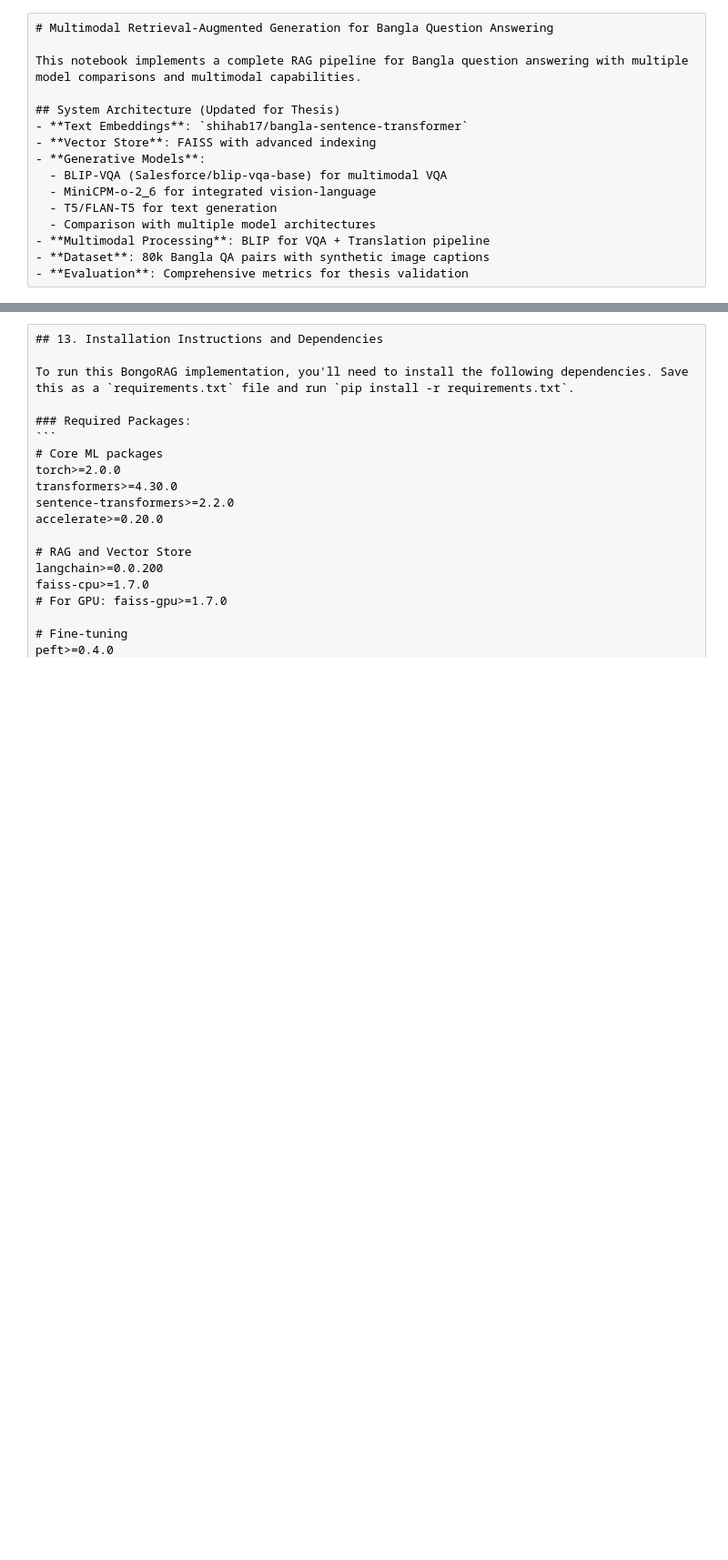
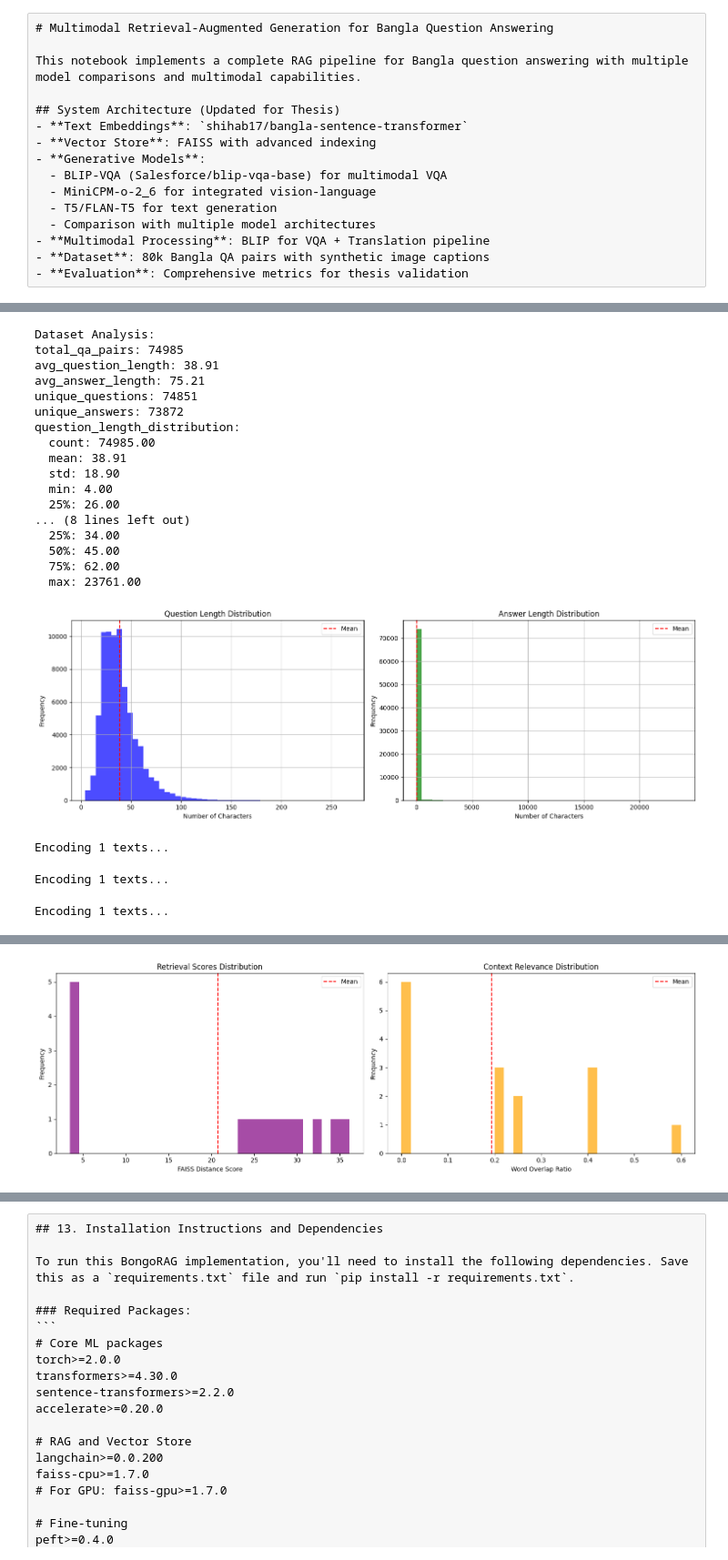
Before and after one commit to errhythm/BongoRAG_Implementation, a Jupyter notebook: bongorag.ipynb, the cells around one changed output, grey strips where cells are left out. Shown at 91% size. Saved outputs shown, nothing was run; the diff lists cells and outputs as text; code cells hidden in the pictures; blank space fills up the shorter version.

```diff
--- a/bongorag.ipynb
+++ b/bongorag.ipynb
@@ -456,9 +1425,9 @@ class BLIPVQAGenerator:
             self.config.BLIP_VQA_MODEL,
             cache_dir=self.config.MODEL_CACHE_DIR
         )
-        if torch.cuda.is_available():
-            self.model = self.model.cuda()
-        print("BLIP VQA model loaded successfully!")
+        # Move model to GPU (MPS for Apple Silicon or CUDA)
+        self.model = self.model.to(DEVICE)
+        print(f"BLIP VQA model loaded successfully on {DEVICE}!")
 
     def translate_to_english(self, bangla_text: str) -> str:
         """Translate Bangla to English"""
@@ -504,8 +1473,8 @@ class BLIPVQAGenerator:
         english_question = self.translate_to_english(question)
         inputs = self.processor(image, english_question, return_tensors="pt")
 
-        if torch.cuda.is_available():
-            inputs = {k: v.cuda() for k, v in inputs.items()}
+        # Move inputs to the same device as model
+        inputs = {k: v.to(DEVICE) for k, v in inputs.items()}
 
         with torch.no_grad():
             outputs = self.model.generate(**inputs, max_new_tokens=50)
@@ -535,9 +1504,9 @@ class T5QAGenerator:
             self.model_name,
             cache_dir=self.config.MODEL_CACHE_DIR
         )
-        if torch.cuda.is_available():
-            self.model = self.model.cuda()
-        print(f"T5 model loaded successfully!")
+        # Move model to GPU (MPS for Apple Silicon or CUDA)
+        self.model = self.model.to(DEVICE)
+        print(f"T5 model loaded successfully on {DEVICE}!")
 
     def create_prompt(self, question: str, context: List[str]) -> str:
         """Create T5 prompt"""
@@ -568,8 +1537,8 @@ class T5QAGenerator:
             padding=True
         )
 
-        if torch.cuda.is_available():
-            inputs = {k: v.cuda() for k, v in inputs.items()}
+        # Move inputs to the same device as model
+        inputs = {k: v.to(DEVICE) for k, v in inputs.items()}
 
         with torch.no_grad():
             outputs = self.model.generate(
@@ -1410,19 +2490,19 @@ class BongoRAGAnalyzer:
 
 ## Model Performance
 ### Text Generation Metrics
-- Exact Match: {metrics['avg_exact_match']:.4f} ± {metrics['std_exact_match']:.4f}
-- F1 Score: {metrics['avg_f1_score']:.4f} ± {metrics['std_f1_score']:.4f}
-- BLEU Score: {metrics['avg_bleu']:.4f} ± {metrics['std_bleu']:.4f}
+- Exact Match: {metrics.get('avg_exact_match', 0.0):.4f} ± {metrics.get('std_exact_match', 0.0):.4f}
+- F1 Score: {metrics.get('avg_f1_score', 0.0):.4f} ± {metrics.get('std_f1_score', 0.0):.4f}
+- BLEU Score: {metrics.get('avg_bleu', 0.0):.4f} ± {metrics.get('std_bleu', 0.0):.4f}
 
 ### ROUGE Scores
-- ROUGE-1: {metrics['avg_rouge1']:.4f} ± {metrics['std_rouge1']:.4f}
-- ROUGE-2: {metrics['avg_rouge2']:.4f} ± {metrics['std_rouge2']:.4f}
-- ROUGE-L: {metrics['avg_rougeL']:.4f} ± {metrics['std_rougeL']:.4f}
+- ROUGE-1: {metrics.get('avg_rouge1', 0.0):.4f} ± {metrics.get('std_rouge1', 0.0):.4f}
+- ROUGE-2: {metrics.get('avg_rouge2', 0.0):.4f} ± {metrics.get('std_rouge2', 0.0):.4f}
+- ROUGE-L: {metrics.get('avg_rougeL', 0.0):.4f} ± {metrics.get('std_rougeL', 0.0):.4f}
 
 ### Retrieval Performance
-- Precision@K: {metrics['avg_precision_at_k']:.4f} ± {metrics['std_precision_at_k']:.4f}
-- MRR: {metrics['avg_mrr']:.4f} ± {metrics['std_mrr']:.4f}
-- Average Retrieval Score: {metrics['avg_retrieval_scores']:.4f} ± {metrics['std_retrieval_scores']:.4f}
+- Precision@K: {metrics.get('avg_precision_at_k', 0.0):.4f} ± {metrics.get('std_precision_at_k', 0.0):.4f}
+- MRR: {metrics.get('avg_mrr', 0.0):.4f} ± {metrics.get('std_mrr', 0.0):.4f}
+- Average Retrieval Score: {metrics.get('avg_retrieval_scores', 0.0):.4f} ± {metrics.get('std_retrieval_scores', 0.0):.4f}
 
 ## Recommendations
 1. Consider increasing the training data size for better performance
@@ -1435,31 +2515,69 @@ class BongoRAGAnalyzer:
 
 # Initialize analyzer
 analyzer = BongoRAGAnalyzer(config)
 
 # Analyze dataset
 dataset_stats = analyzer.analyze_dataset(df)
 print("Dataset Analysis:")
 for key, value in dataset_stats.items():
     if isinstance(value, dict):
         print(f"{key}:")
         for k, v in value.items():
             print(f"  {k}: {v:.2f}" if isinstance(v, float) else f"  {k}: {v}")
     else:
         print(f"{key}: {value:.2f}" if isinstance(value, float) else f"{key}: {value}")
 
 # Plot distributions
 analyzer.plot_length_distributions(df)
 
 # Analyze retrieval performance
 test_questions_for_analysis = test_questions[:5]  # Use first 5 test questions
 retrieval_stats = analyzer.analyze_retrieval_performance(rag_pipeline, test_questions_for_analysis)
 print(f"\nRetrieval Analysis:")
 print(f"Average Retrieval Score: {retrieval_stats['avg_retrieval_score']:.4f}")
 print(f"Average Context Relevance: {retrieval_stats['avg_context_relevance']:.4f}")
 
 # Plot retrieval analysis
 analyzer.plot_retrieval_analysis(retrieval_stats)
 
-# Generate comprehensive report
+# Generate comprehensive report with default metrics if not available
+# Create default metrics if not defined
+if 'metrics' not in locals():
+    metrics = {
+        'avg_exact_match': 0.0, 'std_exact_match': 0.0,
+        'avg_f1_score': 0.0, 'std_f1_score': 0.0,
+        'avg_bleu': 0.0, 'std_bleu': 0.0,
+        'avg_rouge1': 0.0, 'std_rouge1': 0.0,
+        'avg_rouge2': 0.0, 'std_rouge2': 0.0,
+        'avg_rougeL': 0.0, 'std_rougeL': 0.0,
+        'avg_precision_at_k': 0.0, 'std_precision_at_k': 0.0,
+        'avg_mrr': 0.0, 'std_mrr': 0.0,
+        'avg_retrieval_scores': retrieval_stats['avg_retrieval_score'],
+        'std_retrieval_scores': np.std(retrieval_stats['retrieval_scores'])
+    }
+    print("\nNote: Using default metrics. Run evaluation first for complete metrics.")
+
 report = analyzer.generate_performance_report(metrics, dataset_stats)
 print(report)
+# %% [output]
+Dataset Analysis:
+total_qa_pairs: 74985
+avg_question_length: 38.91
+avg_answer_length: 75.21
+unique_questions: 74851
+unique_answers: 73872
+question_length_distribution:
+  count: 74985.00
+  mean: 38.91
+  std: 18.90
+  min: 4.00
+  25%: 26.00
+... (8 lines left out)
+  25%: 34.00
+  50%: 45.00
+  75%: 62.00
+  max: 23761.00
+[figure, added]
+Encoding 1 texts...
+Encoding 1 texts...
+Encoding 1 texts...
@@ -1465,0 +2587 @@ print(report)
+[figure, added]
```
Also changed, not shown: parts of 17 cells of this notebook, 2 other files.
